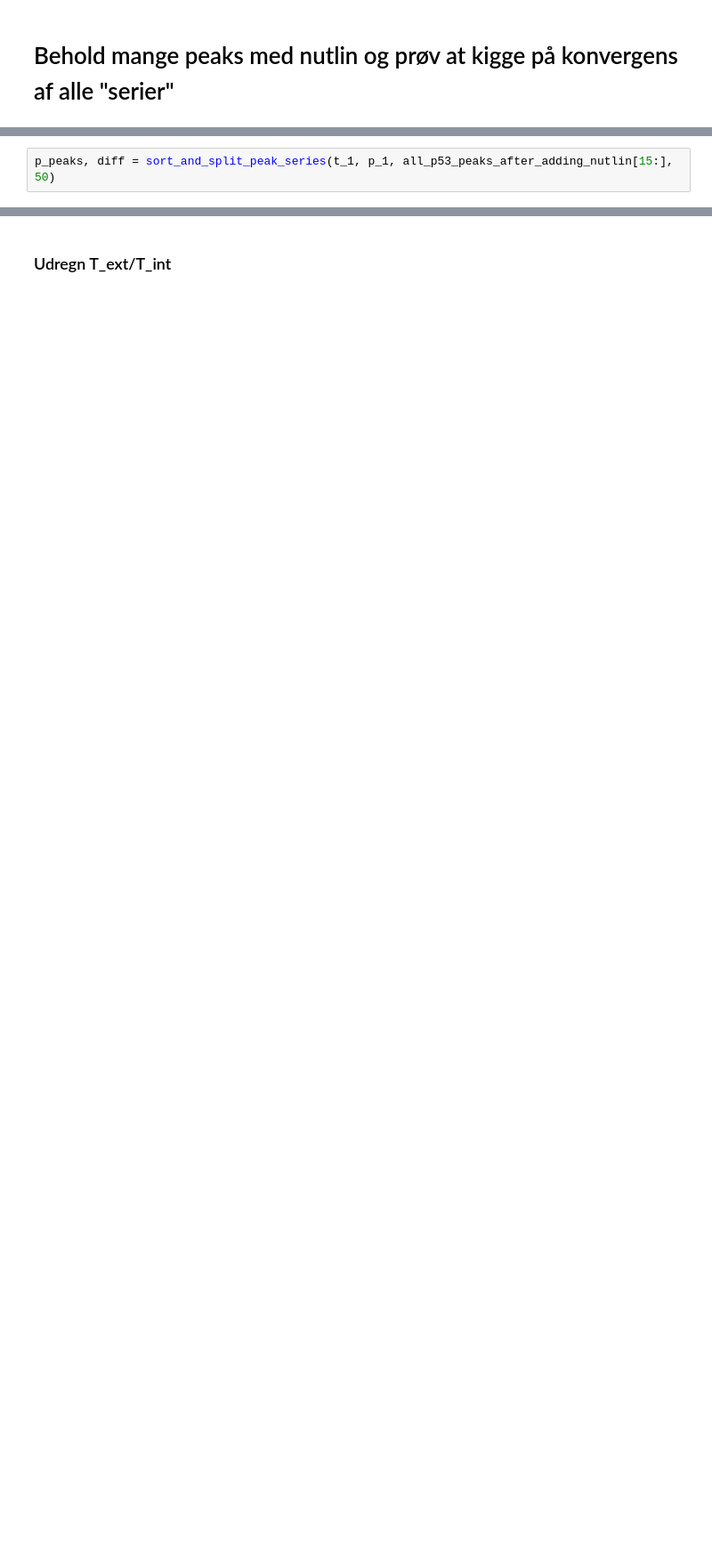
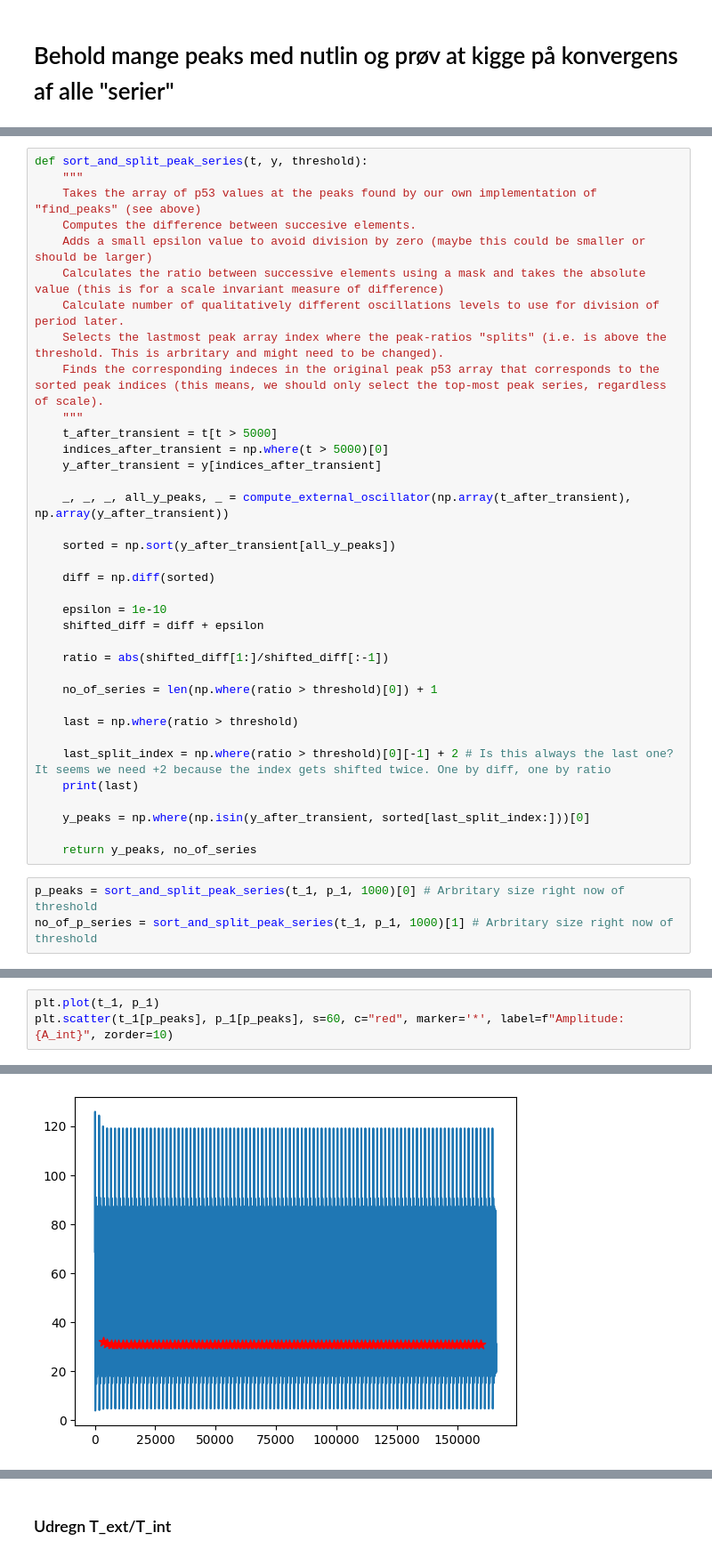
Before and after one commit to ErikBachRyhl/p53, a Jupyter notebook: Nutlin-tilføjelse.ipynb, the cells around one changed output, grey strips where cells are left out. Shown: that part at 89% size. Cells and saved outputs as stored; diff of their text form; blank space fills up the shorter version.

```diff
--- a/Nutlin-tilføjelse.ipynb
+++ b/Nutlin-tilføjelse.ipynb
@@ -327,2 +314,0 @@ def sort_and_split_peak_series(t, y, peak_indices, threshold):
-# %%
-p_peaks, diff = sort_and_split_peak_series(t_1, p_1, all_p53_peaks_after_adding_nutlin[15:], 50)
@@ -346,0 +315,39 @@ p_peaks, diff = sort_and_split_peak_series(t_1, p_1, all_p53_peaks_after_adding_
+# %%
+def sort_and_split_peak_series(t, y, threshold):
+    """
+    Takes the array of p53 values at the peaks found by our own implementation of "find_peaks" (see above)
+    Computes the difference between succesive elements.
+    Adds a small epsilon value to avoid division by zero (maybe this could be smaller or should be larger)
+    Calculates the ratio between successive elements using a mask and takes the absolute value (this is for a scale invariant measure of difference)
+    Calculate number of qualitatively different oscillations levels to use for division of period later.
+    Selects the lastmost peak array index where the peak-ratios "splits" (i.e. is above the threshold. This is arbritary and might need to be changed).
+    Finds the corresponding indeces in the original peak p53 array that corresponds to the sorted peak indices (this means, we should only select the top-most peak series, regardless of scale).
+    """
+    t_after_transient = t[t > 5000]
+    indices_after_transient = np.where(t > 5000)[0]
+    y_after_transient = y[indices_after_transient]
+
+    _, _, _, all_y_peaks, _ = compute_external_oscillator(np.array(t_after_transient), np.array(y_after_transient))
+
+    sorted = np.sort(y_after_transient[all_y_peaks])
+
+    diff = np.diff(sorted)
+
+    epsilon = 1e-10
+    shifted_diff = diff + epsilon
+
+    ratio = abs(shifted_diff[1:]/shifted_diff[:-1])
+
+    no_of_series = len(np.where(ratio > threshold)[0]) + 1
+
+    last = np.where(ratio > threshold)
+
+    last_split_index = np.where(ratio > threshold)[0][-1] + 2 # Is this always the last one? It seems we need +2 because the index gets shifted twice. One by diff, one by ratio
+    print(last)
+
+    y_peaks = np.where(np.isin(y_after_transient, sorted[last_split_index:]))[0]
+
+    return y_peaks, no_of_series
+# %%
+p_peaks = sort_and_split_peak_series(t_1, p_1, 1000)[0] # Arbritary size right now of threshold
+no_of_p_series = sort_and_split_peak_series(t_1, p_1, 1000)[1] # Arbritary size right now of threshold
@@ -346,0 +371,4 @@ p_peaks, diff = sort_and_split_peak_series(t_1, p_1, all_p53_peaks_after_adding_
+# %%
+plt.plot(t_1, p_1)
+plt.scatter(t_1[p_peaks], p_1[p_peaks], s=60, c="red", marker='*', label=f"Amplitude: {A_int}", zorder=10)
+# %% [output]
@@ -347 +376,2 @@ p_peaks, diff = sort_and_split_peak_series(t_1, p_1, all_p53_peaks_after_adding_
+[figure, added]
 # %%
```
Also changed, not shown: parts of 20 cells of this notebook.
